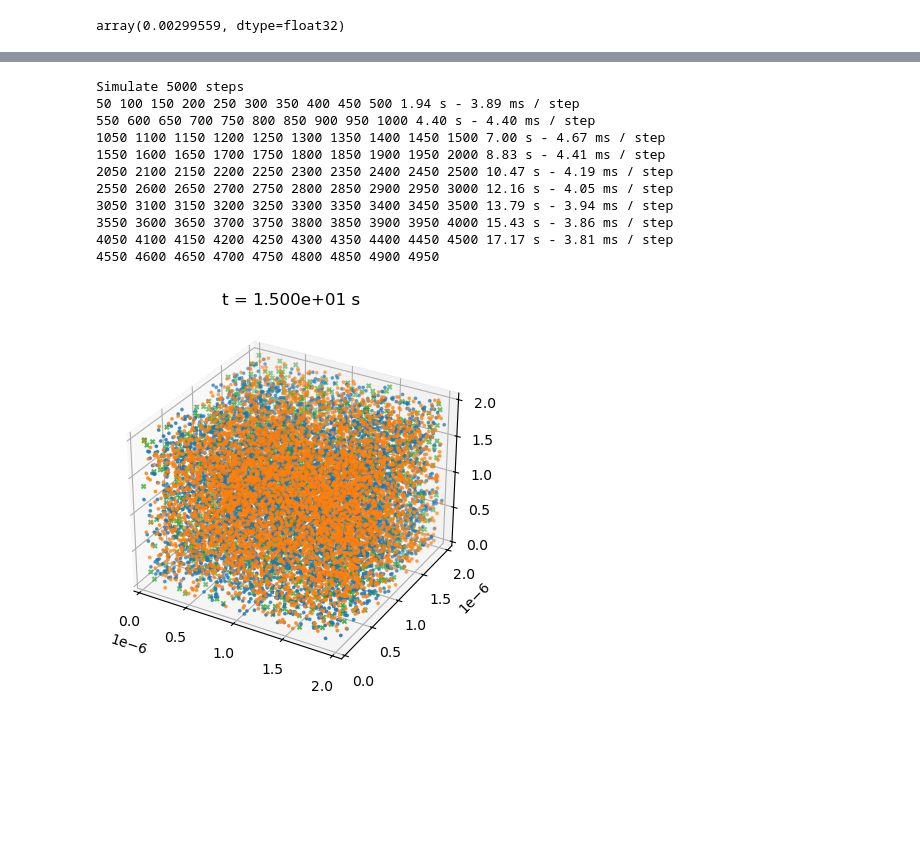
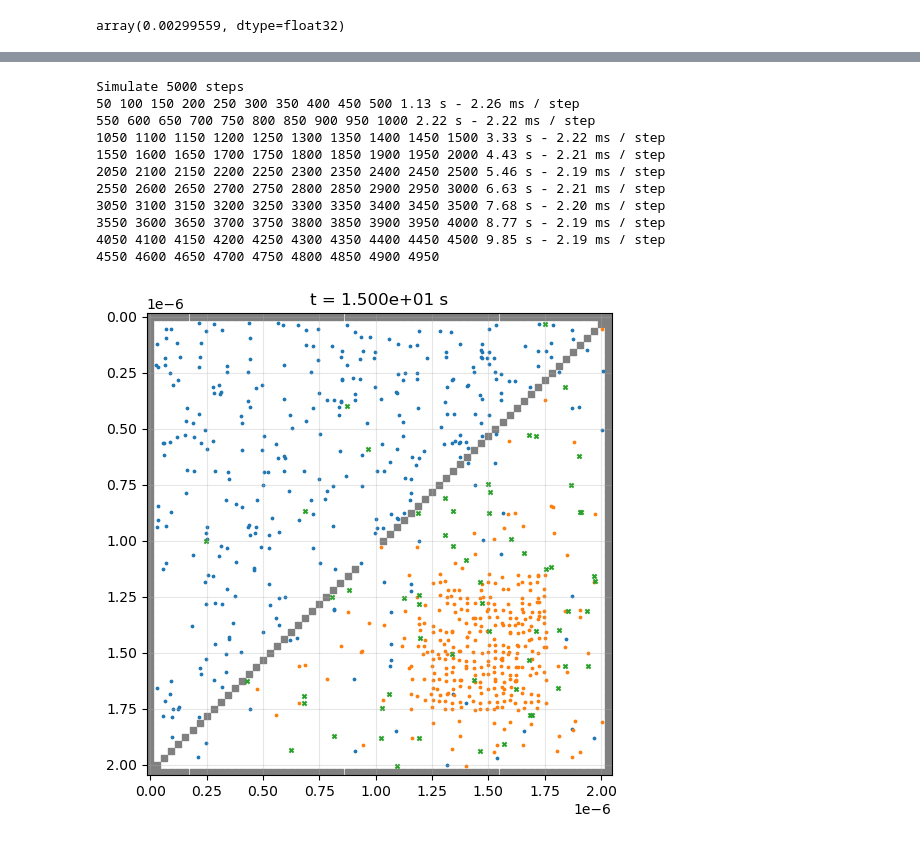
Before and after one commit to darrenjhsu/redicell_framework, a Jupyter notebook: Build_LM_big_matrix_cupy.ipynb, the cells around one changed output, grey strips where cells are left out. Drawn from its saved outputs; the diff is of its cells as text; code cells hidden in the pictures; blank space fills up the shorter version.

```diff
--- a/Build_LM_big_matrix_cupy.ipynb
+++ b/Build_LM_big_matrix_cupy.ipynb
@@ -5,7 +5,7 @@ import time
 from RediCell_cupy import *
 # %%
 mol_A = Molecule('A', diffusion_coefficient=8.15e-14)
-mol_B = Molecule('B', diffusion_coefficient=8.15e-14)
+mol_B = Molecule('B', diffusion_coefficient=0.)#8.15e-14)
 mol_C = Molecule('C', diffusion_coefficient=8.15e-14)
 molset = MoleculeSet([mol_A, mol_B, mol_C])
 # %%
@@ -14,5 +14,5 @@ rxset.add_reaction(['A', 'B'], ['C'], 1.07e5)
 rxset.add_reaction(['C'], ['A', 'B'], 0.351)
 # %%
 side = 64
-a = RediCell_CuPy(sides=[side, side, side], spacing=31.25e-9, molecule_types=molset, t_step=2e-3)
+a = RediCell_CuPy(sides=[side, side], spacing=31.25e-9, molecule_types=molset, t_step=2e-3)
 # %% [output]
@@ -59,25 +63,28 @@ a.voxel_matrix.shape
 #         a.voxel_matrix[0, i, j] = 1
 #         a.voxel_matrix[1, 66-i, 66-j] = 1
 # # Wall
-# for i in range(0, 66):
-#     if i < 33 or i > 35:
-#         a.not_barrier_matrix[i, 65-i] = 0
+# Clean slate
+a.voxel_matrix *= 0
+for i in range(0, 66):
+    if i < 33 or i > 35:
+        a.not_barrier_matrix[i, 65-i] = 0
+a.propagate_barrier()
 # # Mol
 # for i in range(19, 48):
 #     for j in range(19, 48):
 #         a.voxel_matrix[0, i, j] = 3
 #         a.voxel_matrix[1, i, j] = 3
-# for i in range(22, 30):
-#     for j in range(22, 30):
-#         a.voxel_matrix[0, i, j] = 3
-#         a.voxel_matrix[1, 66-i, 66-j] = 3
+for i in range(10, 30):
+    for j in range(10, 30):
+        a.voxel_matrix[0, i, j] = 1
+        a.voxel_matrix[1, 66-i, 66-j] = 1
 
-num_mol = int(0.03 * side **3)
-print(f'Put {num_mol} molecules')
-for i in range(a.num_types-1):
-    while a.voxel_matrix[i].sum() < num_mol:
-        a.voxel_matrix[i, np.random.randint(1, side, num_mol - int(a.voxel_matrix[i].sum())),
-                       np.random.randint(1, side, num_mol - int(a.voxel_matrix[i].sum())),
-                       np.random.randint(1, side, num_mol - int(a.voxel_matrix[i].sum()))] = 1
+# num_mol = int(0.03 * side **3)
+# print(f'Put {num_mol} molecules')
+# for i in range(a.num_types-1):
+#     while a.voxel_matrix[i].sum() < num_mol:
+#         a.voxel_matrix[i, np.random.randint(1, side, num_mol - int(a.voxel_matrix[i].sum())),
+#                        np.random.randint(1, side, num_mol - int(a.voxel_matrix[i].sum())),
+#                        np.random.randint(1, side, num_mol - int(a.voxel_matrix[i].sum()))] = 1
 # a.voxel_matrix[0, 2:6, 2:6, 2:6] = 2
 # a.voxel_matrix[1, 4:8, 4:8, 4:8] = 2
@@ -104,19 +109,19 @@ a.plot(['A', 'B', 'C'], wall=False)
 # %%
 a.simulate(5000, t_step=3e-3, plot_every=None, timing=True, warning=False)
-a.plot(['A', 'B', 'C'], wall=False)
+a.plot(['A', 'B', 'C'], wall=True)
 # %% [output]
 Simulate 5000 steps
-50 100 150 200 250 300 350 400 450 500 1.94 s - 3.89 ms / step
-550 600 650 700 750 800 850 900 950 1000 4.40 s - 4.40 ms / step
-1050 1100 1150 1200 1250 1300 1350 1400 1450 1500 7.00 s - 4.67 ms / step
-1550 1600 1650 1700 1750 1800 1850 1900 1950 2000 8.83 s - 4.41 ms / step
-2050 2100 2150 2200 2250 2300 2350 2400 2450 2500 10.47 s - 4.19 ms / step
-2550 2600 2650 2700 2750 2800 2850 2900 2950 3000 12.16 s - 4.05 ms / step
-3050 3100 3150 3200 3250 3300 3350 3400 3450 3500 13.79 s - 3.94 ms / step
-3550 3600 3650 3700 3750 3800 3850 3900 3950 4000 15.43 s - 3.86 ms / step
-4050 4100 4150 4200 4250 4300 4350 4400 4450 4500 17.17 s - 3.81 ms / step
+50 100 150 200 250 300 350 400 450 500 1.13 s - 2.26 ms / step
+550 600 650 700 750 800 850 900 950 1000 2.22 s - 2.22 ms / step
+1050 1100 1150 1200 1250 1300 1350 1400 1450 1500 3.33 s - 2.22 ms / step
+1550 1600 1650 1700 1750 1800 1850 1900 1950 2000 4.43 s - 2.21 ms / step
+2050 2100 2150 2200 2250 2300 2350 2400 2450 2500 5.46 s - 2.19 ms / step
+2550 2600 2650 2700 2750 2800 2850 2900 2950 3000 6.63 s - 2.21 ms / step
+3050 3100 3150 3200 3250 3300 3350 3400 3450 3500 7.68 s - 2.20 ms / step
+3550 3600 3650 3700 3750 3800 3850 3900 3950 4000 8.77 s - 2.19 ms / step
+4050 4100 4150 4200 4250 4300 4350 4400 4450 4500 9.85 s - 2.19 ms / step
 4550 4600 4650 4700 4750 4800 4850 4900 4950
-[figure, old version]
+[figure, new version]
 # %%
 plt.plot(a.t_trace, np.array(a.conc_trace).get())
 # plt.yscale('log')
```
Also changed, not shown: parts of 10 cells of this notebook, 1 other file.
